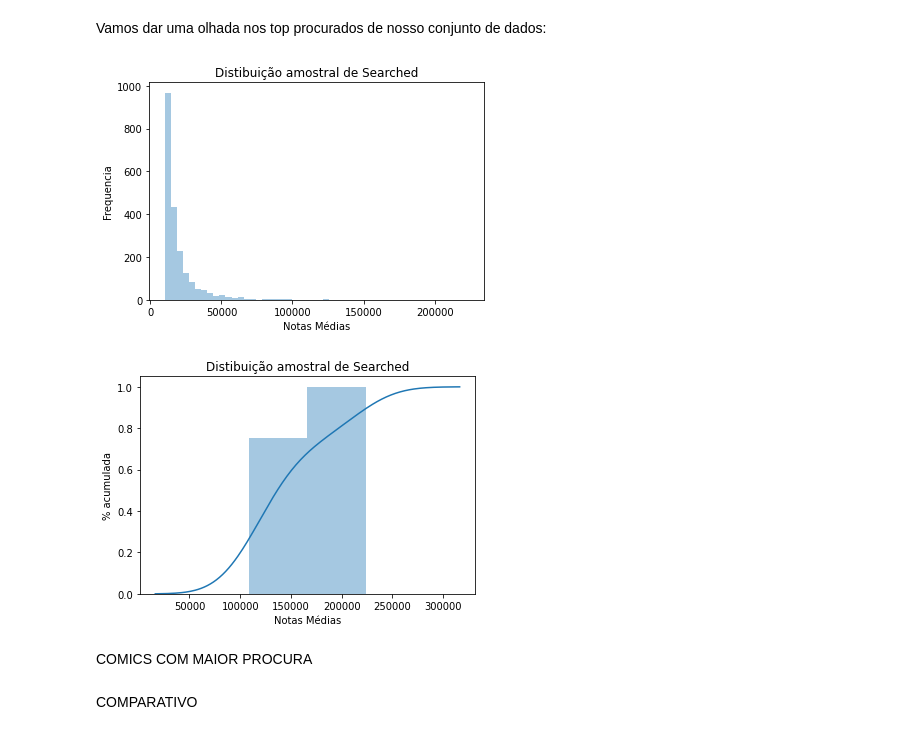
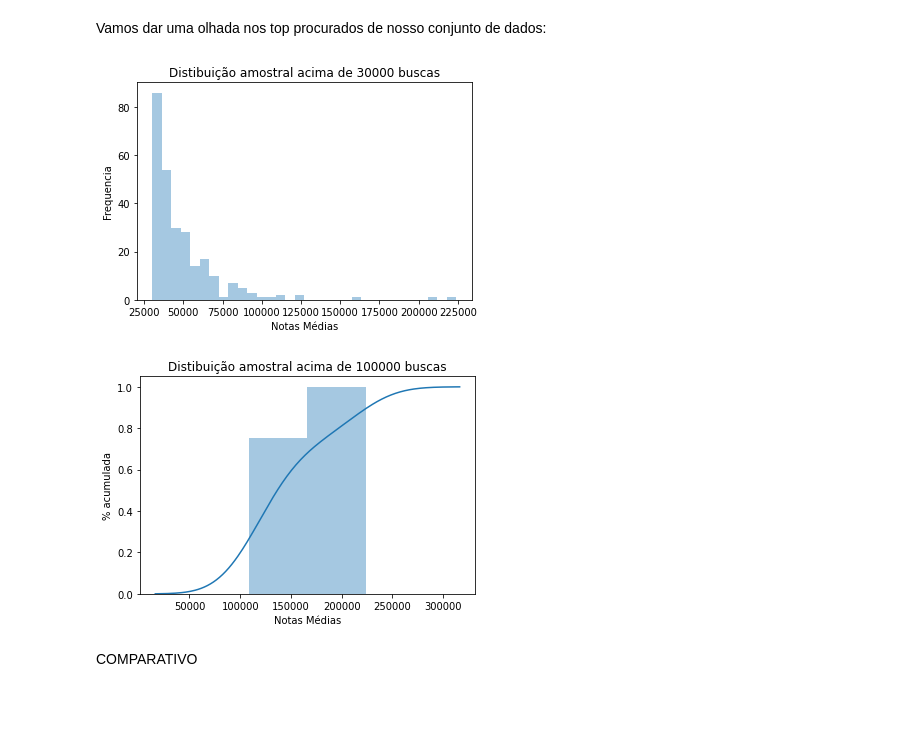
Before and after one commit to deboraxhx/JornadaDataScience, a Jupyter notebook: simple_analise_de_dados_COMICS_DATASET.ipynb, the cells around one changed output. Saved outputs shown, nothing was run; the diff lists cells and outputs as text; code cells hidden in the pictures; blank space fills up the shorter version.

```diff
--- a/simple_analise_de_dados_COMICS_DATASET.ipynb
+++ b/simple_analise_de_dados_COMICS_DATASET.ipynb
@@ -268,18 +268,16 @@ ax.set(title = 'Distibuição amostral de Searched', xlabel = 'Notas Médias', y
 # %% [markdown]
 Vamos dar uma olhada nos top procurados de nosso conjunto de dados:
 # %%
-ax = sns.distplot(x=dados.query('searched >= 10000').searched, kde=False);
-ax.set(title = 'Distibuição amostral de Searched', xlabel = 'Notas Médias', ylabel='Frequencia');
+ax = sns.distplot(x=dados.query('searched >= 30000').searched, kde=False);
+ax.set(title = 'Distibuição amostral acima de 30000 buscas', xlabel = 'Notas Médias', ylabel='Frequencia');
 # %% [output]
-[figure, old version]
+[figure, new version]
 # %%
 ax = sns.distplot(x=dados.query('searched > 100000').searched, hist_kws = {'cumulative':True},
                           kde_kws = {'cumulative':True});
-ax.set(title = 'Distibuição amostral de Searched', xlabel = 'Notas Médias', ylabel='% acumulada');
+ax.set(title = 'Distibuição amostral acima de 100000 buscas', xlabel = 'Notas Médias', ylabel='% acumulada');
 # %% [output]
-[figure, old version]
+[figure, new version]
-# %% [markdown]
-COMICS COM MAIOR PROCURA
 # %% [markdown]
 COMPARATIVO
 # %%
```
Also changed, not shown: parts of 5 cells of this notebook.
